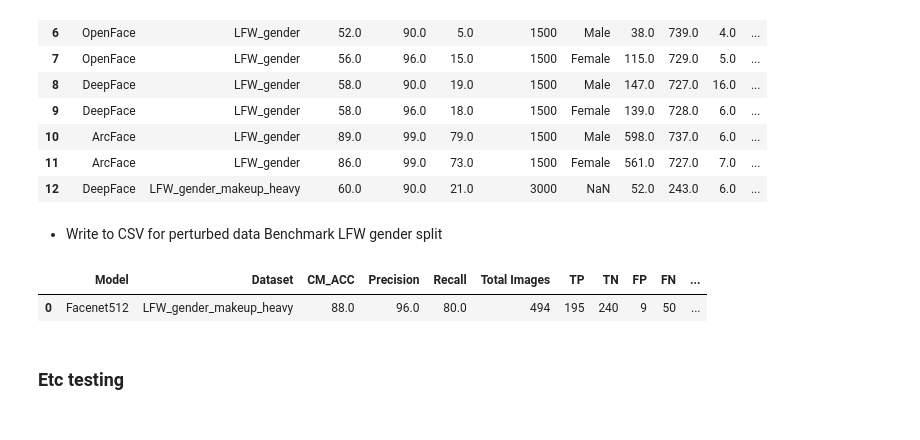
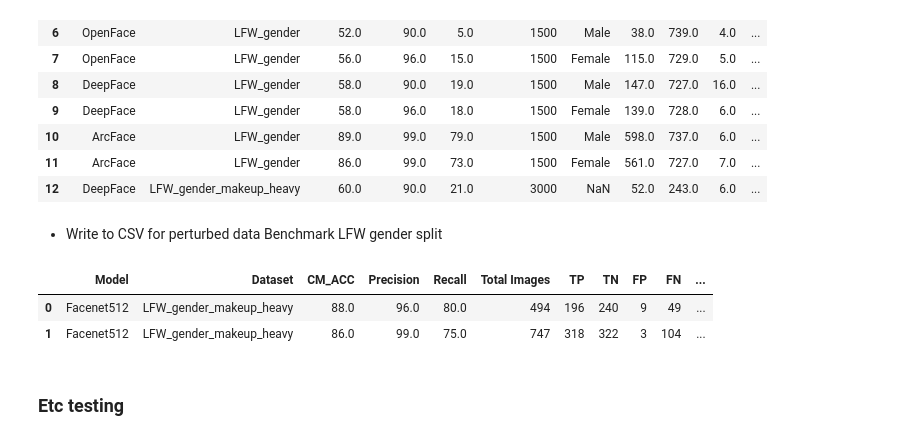
Before and after one commit to sushii2001/DeepFace-gender-bias-detection, a Jupyter notebook: DeepFace-test.ipynb, the cells around one changed output. Saved outputs shown, nothing was run; the diff lists cells and outputs as text; code cells hidden in the pictures.

Commit message:
Update deepface test, function and result file

```diff
--- a/DeepFace-test.ipynb
+++ b/DeepFace-test.ipynb
@@ -106,7 +106,7 @@ METRIC = "euclidean_l2"
 BACKEND = 'opencv'
 
 # Select 'Male' or 'Female'
-TEST_GENDER = 'Male'
+TEST_GENDER = 'Female'
 
 # Test additional data directory:
 # dir_path = f"./additional-data/{DATASET_TEST}"
@@ -235,16 +246,17 @@ result_benchmark_gender = pd.read_csv('./result/deepface_benchmark_gender.csv')
 # %%
 result_df_new = pd.DataFrame([deepface_benchmark_res])
 
-# frames = [result_benchmark_gender_perturbed, result_df_new]
-# result_benchmark_df = pd.concat(frames)
+frames = [result_benchmark_gender_perturbed, result_df_new]
+result_benchmark_df = pd.concat(frames)
 
-# result_benchmark_df = result_benchmark_df.reset_index()
-# result_benchmark_df.drop(columns=['index'], inplace=True)
-# result_benchmark_df
-result_df_new
+result_benchmark_df = result_benchmark_df.reset_index()
+result_benchmark_df.drop(columns=['index'], inplace=True)
+result_benchmark_df
+# result_df_new
 # %% [output]
 |  | Model | Dataset | CM_ACC | Precision | Recall | Total Images | TP | TN | FP | FN | ... |
-| 0 | Facenet512 | LFW_gender_makeup_heavy | 88.0 | 96.0 | 80.0 | 494 | 195 | 240 | 9 | 50 | ... |
+| 0 | Facenet512 | LFW_gender_makeup_heavy | 88.0 | 96.0 | 80.0 | 494 | 196 | 240 | 9 | 49 | ... |
+| 1 | Facenet512 | LFW_gender_makeup_heavy | 86.0 | 99.0 | 75.0 | 747 | 318 | 322 | 3 | 104 | ... |
 # %%
 # Write results to csv file
 result_benchmark_df.to_csv("./result/deepface_benchmark_gender_perturbed.csv", index=False)
```
Also changed, not shown: parts of 4 cells of this notebook, 2 other files.
